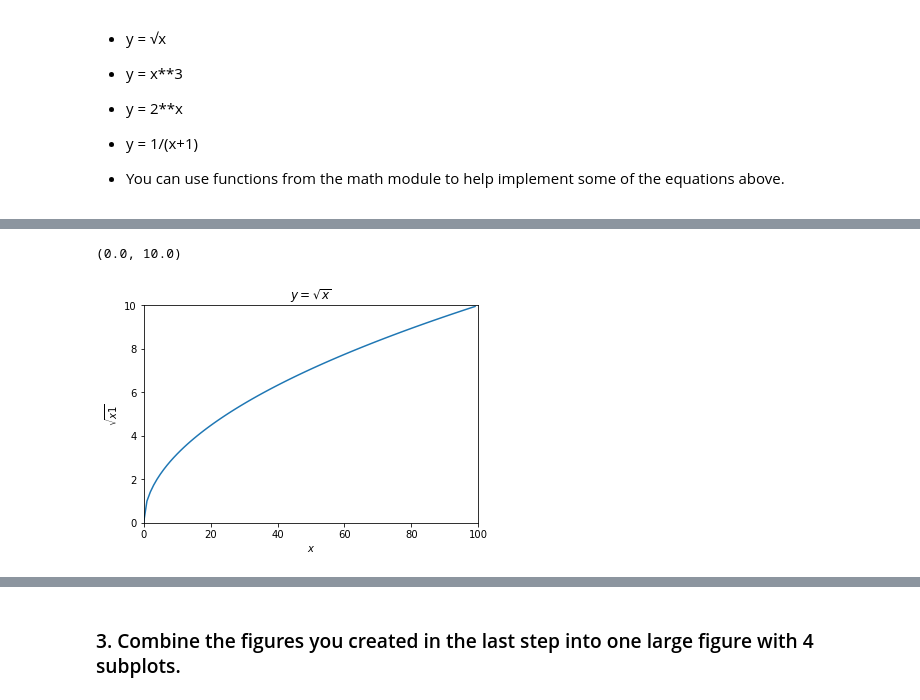
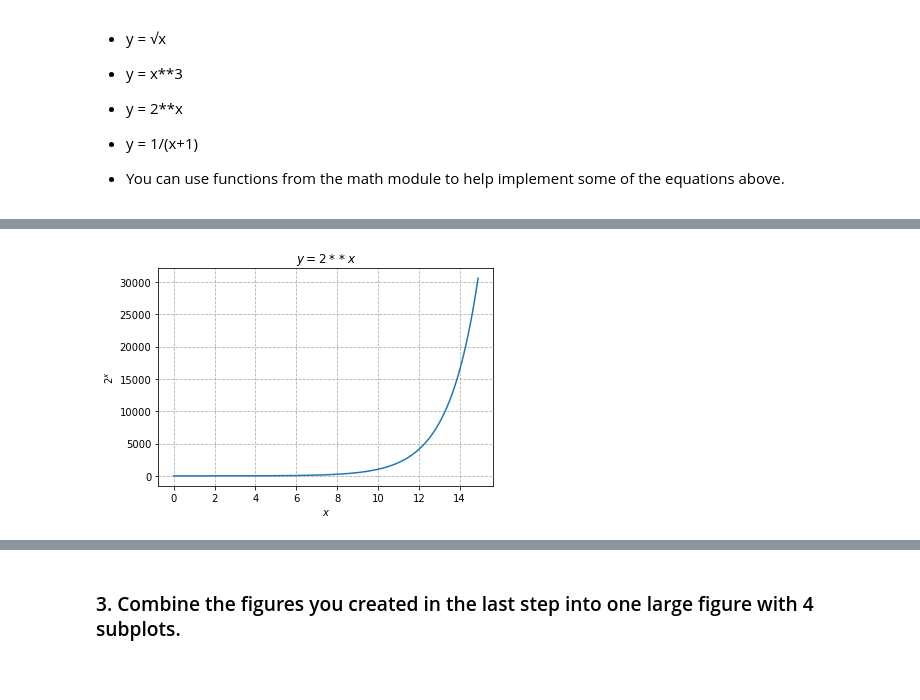
Before and after one commit to rachelrobbinsmayhill/numpy-pandas-visualization-exercises, a Jupyter notebook: matplotlib_exercises.ipynb, the cells around one changed output, grey strips where cells are left out. Cells and saved outputs as stored; diff of their text form; code cells hidden in the pictures; blank space fills up the shorter version.

```diff
--- a/matplotlib_exercises.ipynb
+++ b/matplotlib_exercises.ipynb
@@ -43,47 +89,16 @@ Text(-8, 500, 'The Origin')
 # %%
-# Will need 4 different graphs
-# Will need 4 different equations
-# Will need 2 variables for each graph
+# plt.title('$y = 2 ** {x}$')
+# [2 ** n for n in x3]
 
+x3 = [x * 0.1 for x in range(0,150)]
+y3 = [2 ** n for n in x3]
 
+plt.plot(x3,y3)
 
+plt.title('$y = 2 ** {x}$')
+plt.xlabel('$x$')
+plt.ylabel('$2^x$')
 
-# plt.title('$y = \sqrt{x}$')
-# [(math.sqrt(n))for n in x1]
-
-
-
-# plt.title('$y = {x} ** 3$')
-# [(n ** 3) for n in x2]
-
-
-# plt.title('$y = 2 ** {x}$')
-# [()]
-
-# plt.title('$y = 1/({x}+1)$')
-
-
-
-
-
-#
-
-
-
-
-
-x1 = list(range(-100, 100))
-y1 = [(math.sqrt(n))for n in x1]
-y2 = [(n ** 3) for n in x2]
-y3 =
-
-plt.plot(x1,y1)
-
-plt.title('$y = \sqrt{x}$')
-plt.xlabel('$x$')
-plt.ylabel('$\sqrt{x1}$')
-plt.xlim(0,100)
-plt.ylim(0,10)
+plt.grid(True, ls = '--')
 # %% [output]
-(0.0, 10.0)
-[figure, old version]
+[figure, new version]
```
Also changed, not shown: parts of 5 cells of this notebook.
